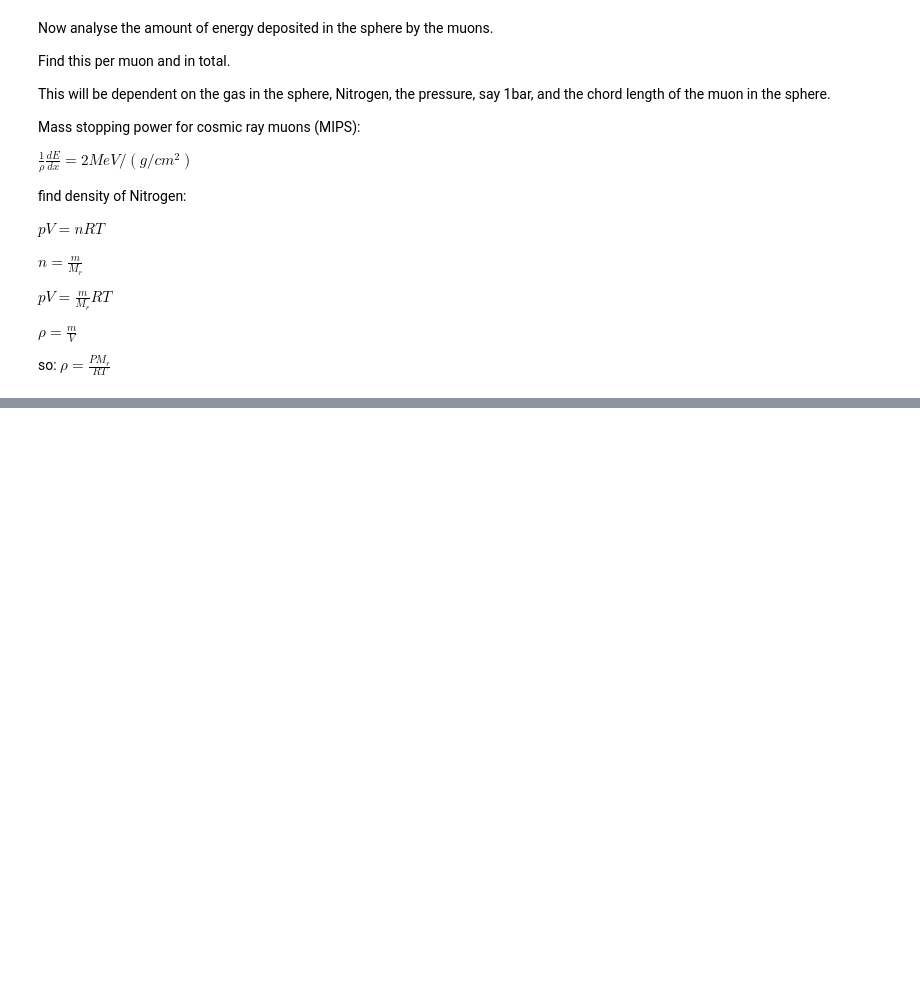
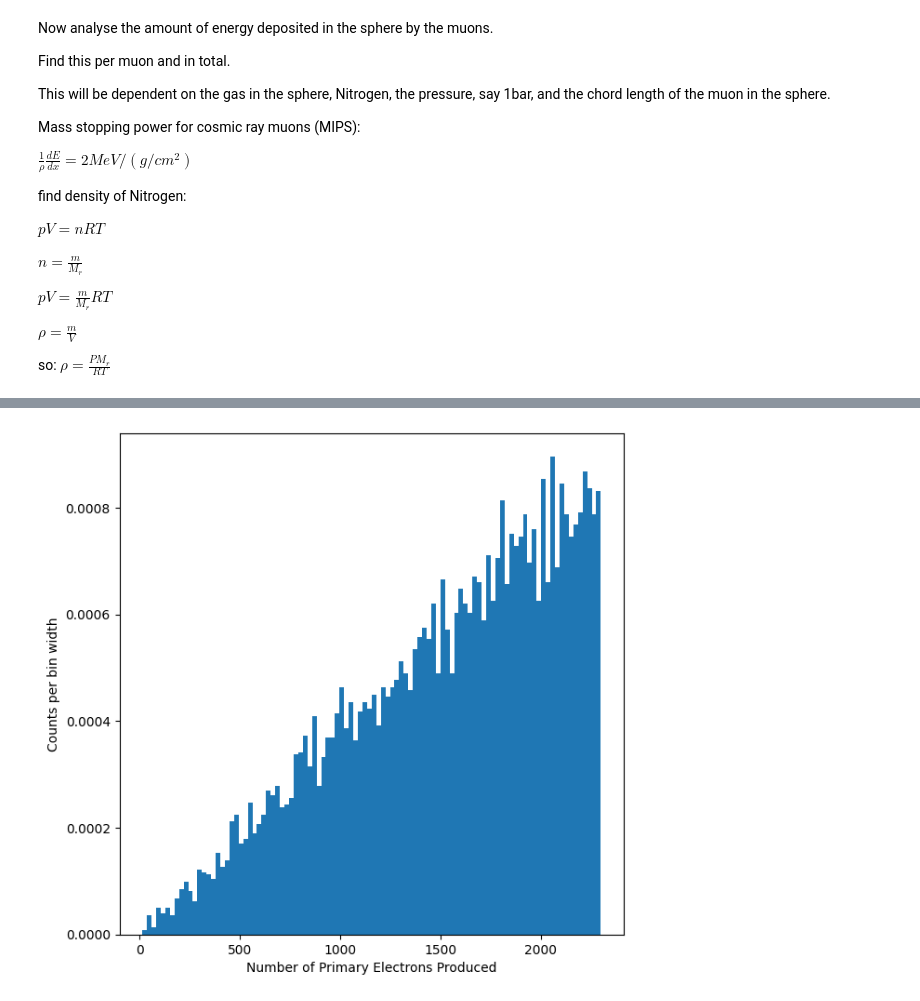
Before and after one commit to hhuckvale/DMProject, a Jupyter notebook: Muon_Calibration/MonteCarlo_muon_simulation.ipynb, the cells around one changed output, grey strips where cells are left out. Cells and saved outputs as stored; diff of their text form; code cells hidden in the pictures; blank space fills up the shorter version.

```diff
--- a/Muon_Calibration/MonteCarlo_muon_simulation.ipynb
+++ b/Muon_Calibration/MonteCarlo_muon_simulation.ipynb
@@ -160,0 +182,13 @@ print(dEdx)
+# %%
+#use W-value to get average electrons produced, say W ~ 30eV
+energy_dep_eV = energy_dep*1e6
+
+N_primary_electrons = energy_dep_eV / 30
+
+plt.figure(figsize=(7,7))
+plt.hist(N_primary_electrons[N_primary_electrons > 0], bins=100, density=True)
+plt.xlabel("Number of Primary Electrons Produced")
+plt.ylabel("Counts per bin width")
+plt.show()
+# %% [output]
+[figure, added]
```
Also changed, not shown: parts of 8 cells of this notebook, 1 other file.
